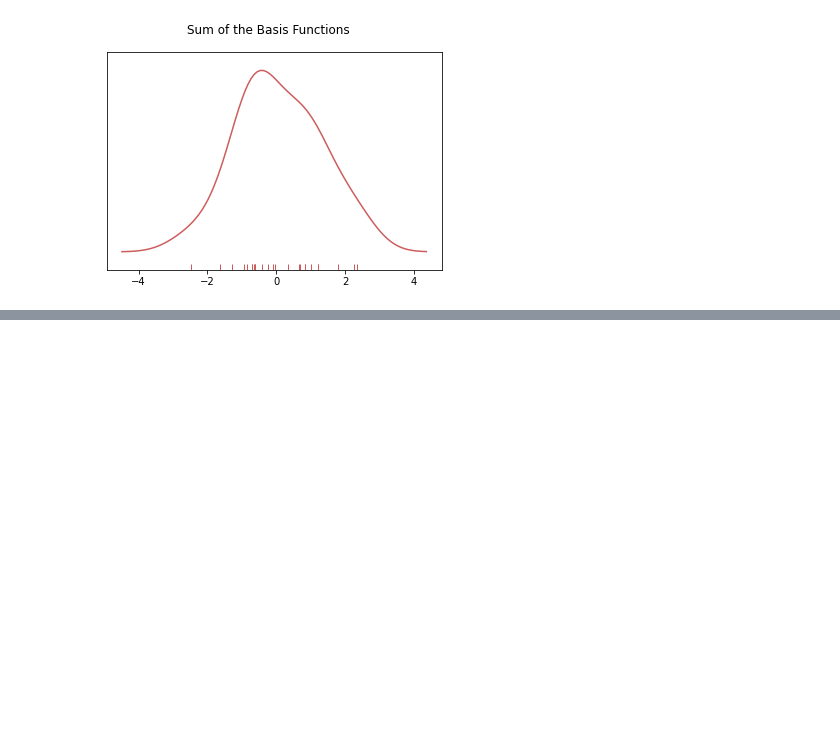
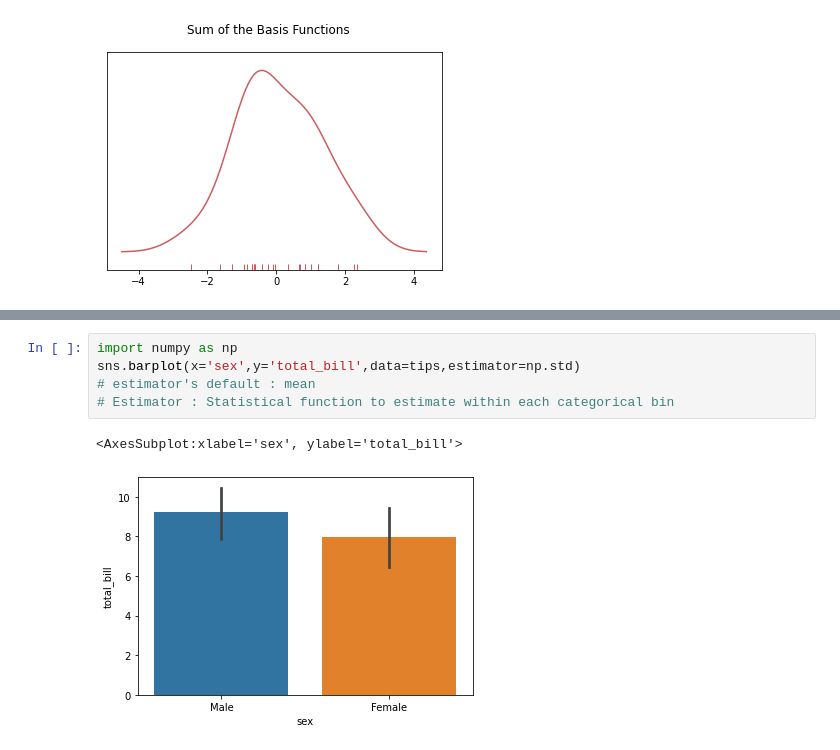
Before and after one commit to NooshinRajabi/Python-for-Data-Science-and-Machine-Learning, a Jupyter notebook: Seaborn/Seaborn.ipynb, the cells around one changed output, grey strips where cells are left out. Drawn from its saved outputs; the diff is of its cells as text; blank space fills up the shorter version.

```diff
--- a/Seaborn/Seaborn.ipynb
+++ b/Seaborn/Seaborn.ipynb
@@ -143,0 +163,8 @@ Text(0.5, 0.98, 'Sum of the Basis Functions')
+# %%
+import numpy as np
+sns.barplot(x='sex',y='total_bill',data=tips,estimator=np.std)
+# estimator's default : mean
+# Estimator : Statistical function to estimate within each categorical bin
+# %% [output]
+<AxesSubplot:xlabel='sex', ylabel='total_bill'>
+[figure, added]
```
Also changed, not shown: parts of 27 cells of this notebook.
